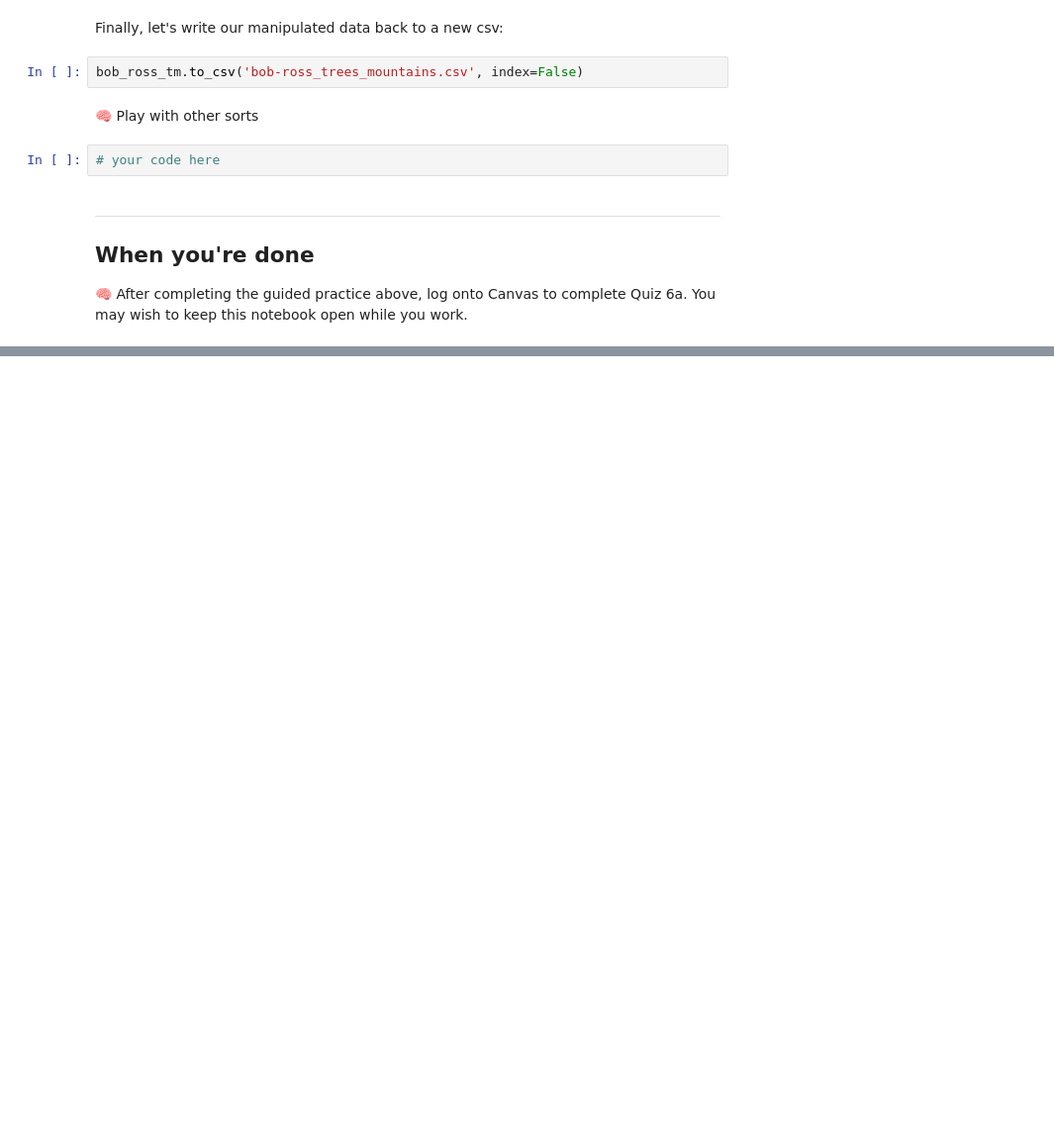
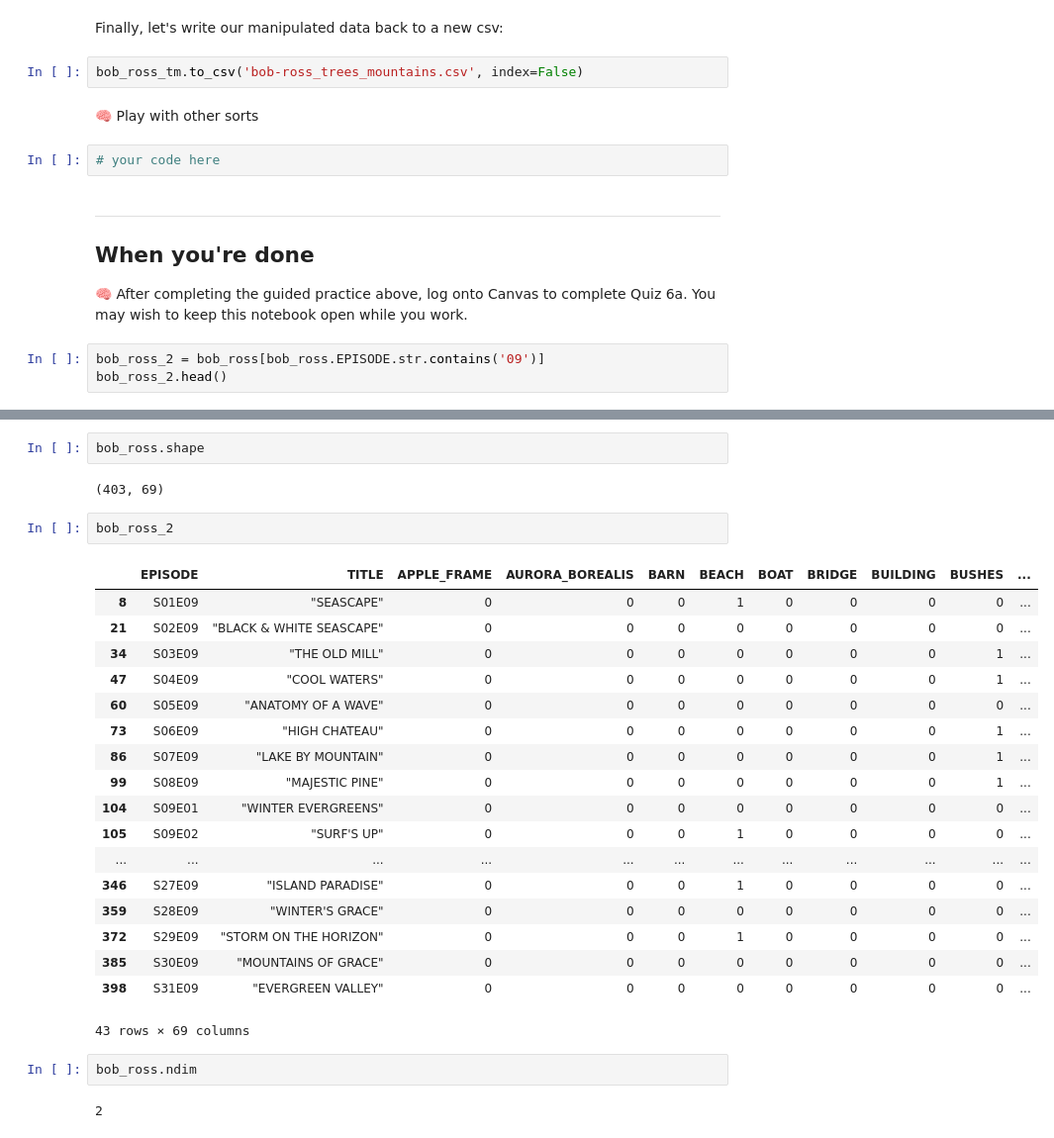
Before and after one commit to BJBranta/DS710, a Jupyter notebook: assignment6a/Notebook_6a.ipynb, the cells around one changed output, grey strips where cells are left out. Shown at 99% size. Saved outputs shown, nothing was run; the diff lists cells and outputs as text; blank space fills up the shorter version.

```diff
--- a/assignment6a/Notebook_6a.ipynb
+++ b/assignment6a/Notebook_6a.ipynb
@@ -172,3 +332,6 @@ bob_ross_tm.to_csv('bob-ross_trees_mountains.csv', index=False)
 ## When you're done
 
 🧠 After completing the guided practice above, log onto Canvas to complete Quiz 6a. You may wish to keep this notebook open while you work.
+# %%
+bob_ross_2 = bob_ross[bob_ross.EPISODE.str.contains('09')]
+bob_ross_2.head()
@@ -174,0 +346,29 @@ bob_ross_tm.to_csv('bob-ross_trees_mountains.csv', index=False)
+# %%
+bob_ross.shape
+# %% [output]
+(403, 69)
+# %%
+bob_ross_2
+# %% [output]
+|  | EPISODE | TITLE | APPLE_FRAME | AURORA_BOREALIS | BARN | BEACH | BOAT | BRIDGE | BUILDING | BUSHES | ... |
+| 8 | S01E09 | "SEASCAPE" | 0 | 0 | 0 | 1 | 0 | 0 | 0 | 0 | ... |
+| 21 | S02E09 | "BLACK & WHITE SEASCAPE" | 0 | 0 | 0 | 0 | 0 | 0 | 0 | 0 | ... |
+| 34 | S03E09 | "THE OLD MILL" | 0 | 0 | 0 | 0 | 0 | 0 | 0 | 1 | ... |
+| 47 | S04E09 | "COOL WATERS" | 0 | 0 | 0 | 0 | 0 | 0 | 0 | 1 | ... |
+| 60 | S05E09 | "ANATOMY OF A WAVE" | 0 | 0 | 0 | 0 | 0 | 0 | 0 | 0 | ... |
+| 73 | S06E09 | "HIGH CHATEAU" | 0 | 0 | 0 | 0 | 0 | 0 | 0 | 1 | ... |
+| 86 | S07E09 | "LAKE BY MOUNTAIN" | 0 | 0 | 0 | 0 | 0 | 0 | 0 | 1 | ... |
+| 99 | S08E09 | "MAJESTIC PINE" | 0 | 0 | 0 | 0 | 0 | 0 | 0 | 1 | ... |
+| 104 | S09E01 | "WINTER EVERGREENS" | 0 | 0 | 0 | 0 | 0 | 0 | 0 | 0 | ... |
+| 105 | S09E02 | "SURF'S UP" | 0 | 0 | 0 | 1 | 0 | 0 | 0 | 0 | ... |
+| ... | ... | ... | ... | ... | ... | ... | ... | ... | ... | ... | ... |
+| 346 | S27E09 | "ISLAND PARADISE" | 0 | 0 | 0 | 1 | 0 | 0 | 0 | 0 | ... |
+| 359 | S28E09 | "WINTER'S GRACE" | 0 | 0 | 0 | 0 | 0 | 0 | 0 | 0 | ... |
+| 372 | S29E09 | "STORM ON THE HORIZON" | 0 | 0 | 0 | 1 | 0 | 0 | 0 | 0 | ... |
+| 385 | S30E09 | "MOUNTAINS OF GRACE" | 0 | 0 | 0 | 0 | 0 | 0 | 0 | 0 | ... |
+| 398 | S31E09 | "EVERGREEN VALLEY" | 0 | 0 | 0 | 0 | 0 | 0 | 0 | 0 | ... |
+43 rows × 69 columns
+# %%
+bob_ross.ndim
+# %% [output]
+2
```
Also changed, not shown: parts of 13 cells of this notebook, 6 other files.
